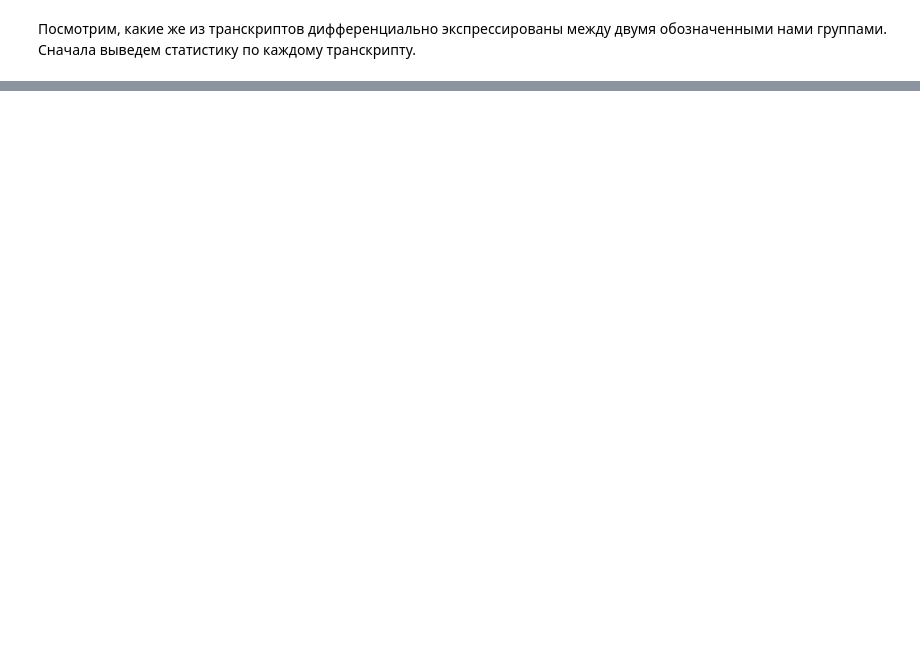
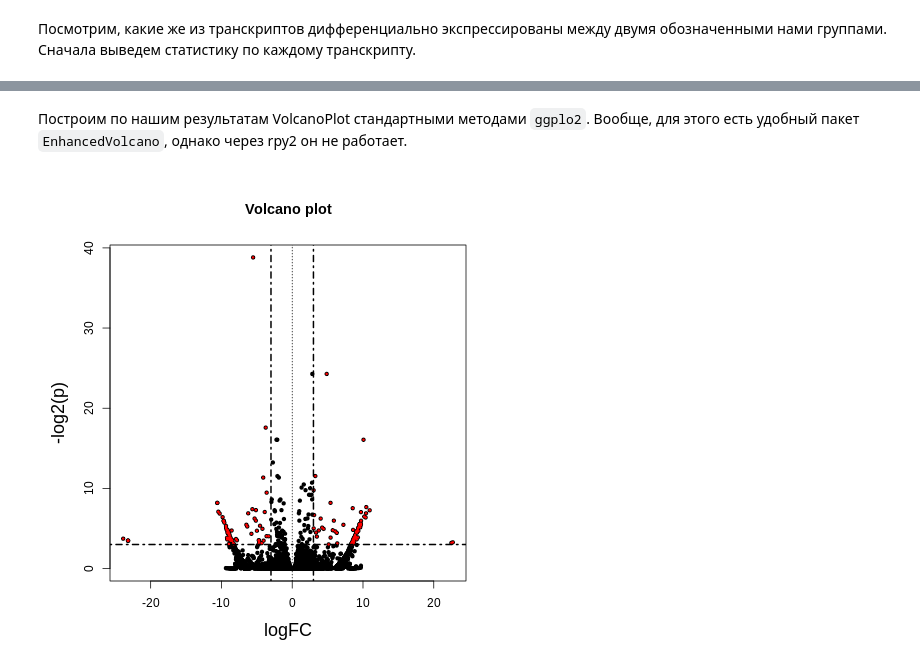
Before and after one commit to BostonGene-education/MIPT, a Jupyter notebook: 2020/RNA-Seq/03. RNA-Seq tutorial.ipynb, the cells around one changed output, grey strips where cells are left out. Drawn from its saved outputs; the diff is of its cells as text; code cells hidden in the pictures; blank space fills up the shorter version.

```diff
--- a/2020/RNA-Seq/03. RNA-Seq tutorial.ipynb
+++ b/2020/RNA-Seq/03. RNA-Seq tutorial.ipynb
@@ -206,0 +347,21 @@ with(subset(res, padj<.01 & abs(log2FoldChange)>2), points(log2FoldChange, -log1
+# %% [markdown]
+Построим по нашим результатам VolcanoPlot стандартными методами <code>ggplo2</code>. Вообще, для этого есть удобный пакет <code>EnhancedVolcano</code>, однако через rpy2 он не работает.
+# %%
+%%R -w 500
+
+#Задаём размер текста и композицию графика
+par(mar=c(5,5,5,5), cex=1.0, cex.main=1.2, cex.axis=1, cex.lab=1.5)
+
+#Отрисовываем все точки чёрным цветом
+with(res, plot(log2FoldChange, -log10(padj), pch=20, main="Volcano plot", cex=1.0, xlab="logFC", ylab="-log2(p)"))
+
+#Отрисовываем точки, прошедшие порог, красным цветом
+with(subset(res, padj<0.001 & abs(log2FoldChange)>3), points(log2FoldChange, -log10(padj), pch=20, col="red", cex=0.5))
+
+#Отрисовываем линии с порогами
+abline(v=0, col="black", lty=3, lwd=1.0)
+abline(v=-3, col="black", lty=4, lwd=2.0)
+abline(v=3, col="black", lty=4, lwd=2.0)
+abline(h=3, col="black", lty=4, lwd=2.0)
+# %% [output]
+[figure, added]
```
Also changed, not shown: parts of 67 cells of this notebook.
